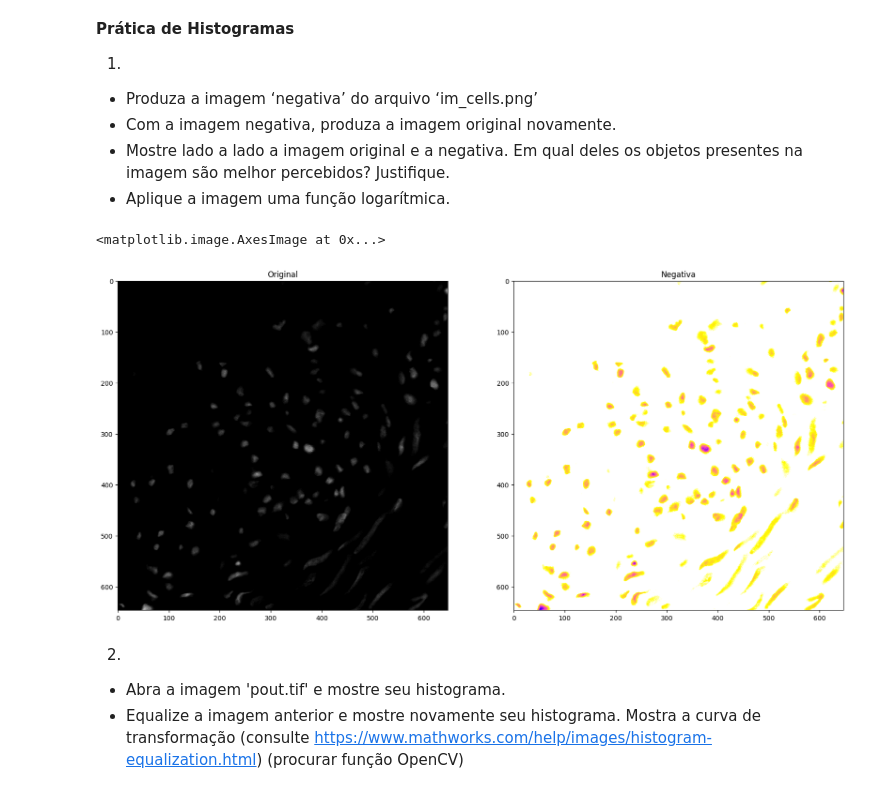
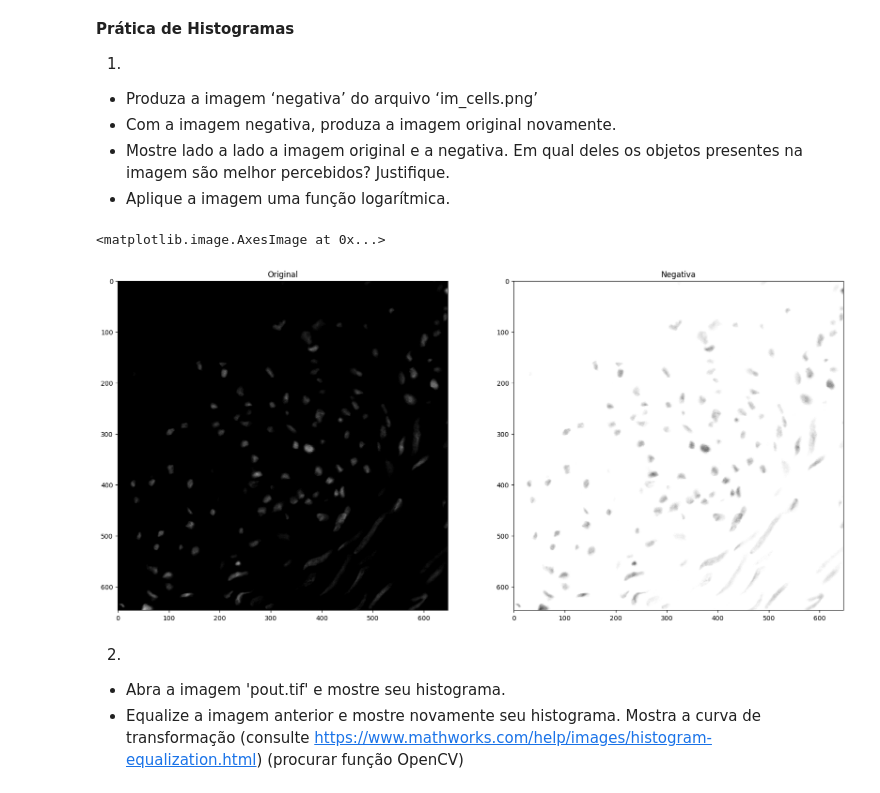
Before and after one commit to gabrielmsantos/pgc111-labs-2023, a Jupyter notebook: Lab03 - Histogram Equalization/Lab03_hist.ipynb, the cells around one changed output. Saved outputs shown, nothing was run; the diff lists cells and outputs as text; code cells hidden in the pictures.

Commit message:
update histogram v2

```diff
--- a/Lab03 - Histogram Equalization/Lab03_hist.ipynb
+++ b/Lab03 - Histogram Equalization/Lab03_hist.ipynb
@@ -13,17 +13,17 @@ import numpy as np
 # %%
 # Negative Image
 img = cv2.imread("im_cells.png", cv2.IMREAD_GRAYSCALE)
 img_neg = 255 - img
 
 f, axarr = plt.subplots(1, 2, figsize=(20, 20))
 axarr[0].set_title('Original')
 axarr[0].imshow(img, cmap='gray', vmin=0, vmax=255)
 
 axarr[1].set_title('Negativa')
-axarr[1].imshow(img_neg, cmap='gnuplot2', vmin=0, vmax=255)
+axarr[1].imshow(img_neg, cmap='gray', vmin=0, vmax=255)
 # %% [output]
 <matplotlib.image.AxesImage at 0x...>
-[figure, old version]
+[figure, new version]
 # %% [markdown]
 2)
 - Abra a imagem 'pout.tif' e mostre seu histograma.
```
